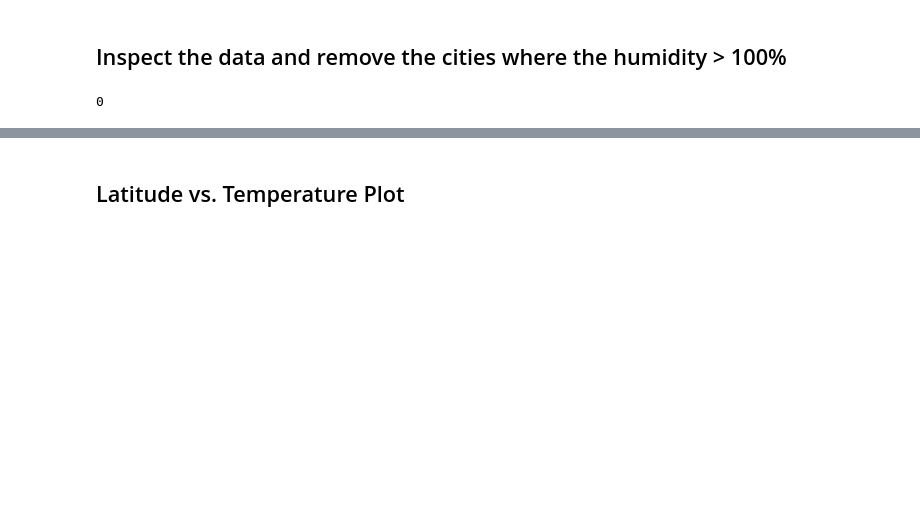
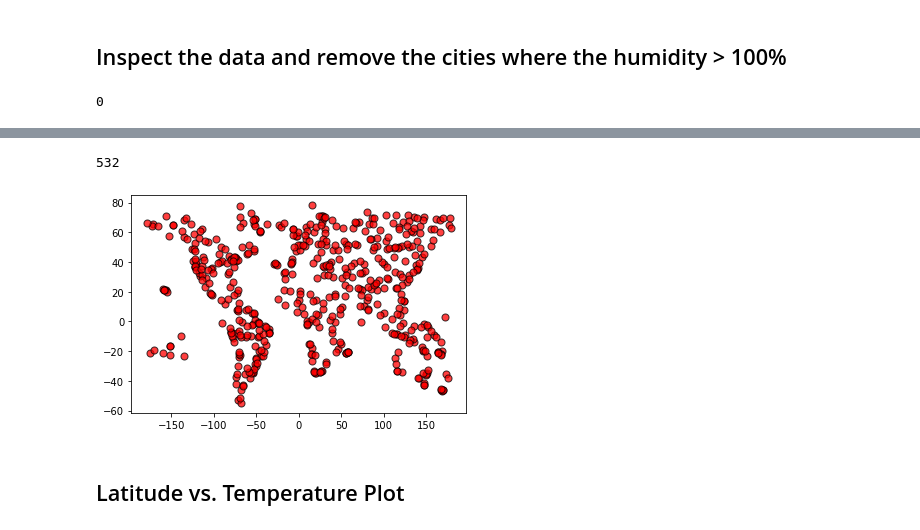
Before and after one commit to GGVittoria/python-api-challenge, a Jupyter notebook: WeatherPy/WeatherPy.ipynb, the cells around one changed output, grey strips where cells are left out. Drawn from its saved outputs; the diff is of its cells as text; code cells hidden in the pictures; blank space fills up the shorter version.

```diff
--- a/WeatherPy/WeatherPy.ipynb
+++ b/WeatherPy/WeatherPy.ipynb
@@ -289,3 +228,21 @@ clean_city_data.to_csv("Output/clean_city_data.csv", index=False, header=True)
 * Save the plotted figures as .pngs.
+# %%
+# Read csv file into dataframe and generate scatter plot to make sure that cities are distributed throughout the globe
+
+# File to Load
+city_data_to_load = "../Results/clean_city_data.csv"
+
+cities = pd.read_csv(city_data_to_load, encoding="utf-8")
+
+# print total # of selected cities
+print(len(cities))
+
+# generate the scatter plot to make sure that the cities are evenly distributed throughout the globe
+plt.scatter(cities["Lng"],cities["Lat"],marker="o",facecolors="red",edgecolors="black",s=50,alpha=0.75)
+
+weatherDate = cities["Weather Date"][0]
+# %% [output]
+532
+[figure, added]
 # %% [markdown]
 ## Latitude vs. Temperature Plot
```
Also changed, not shown: parts of 39 cells of this notebook, 17 other files.
